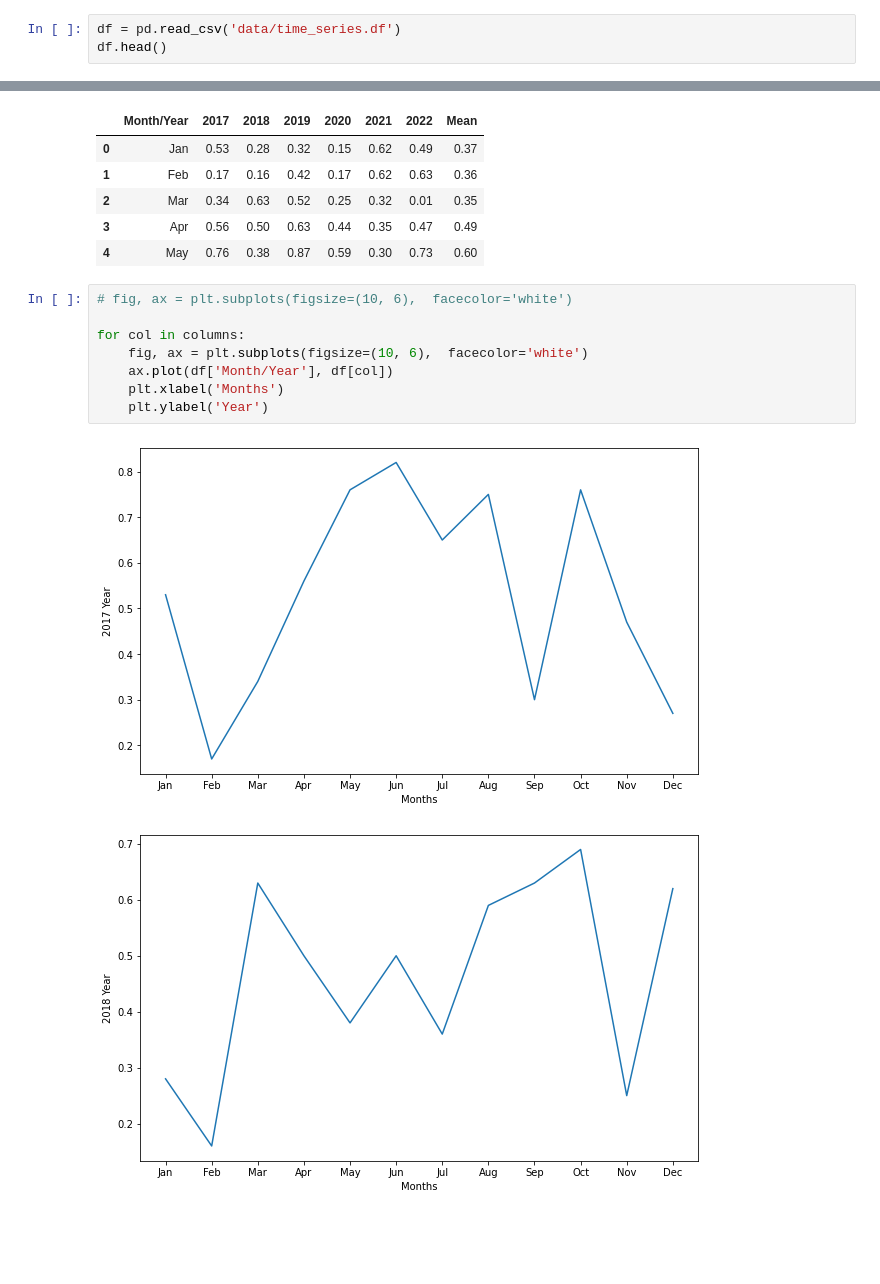
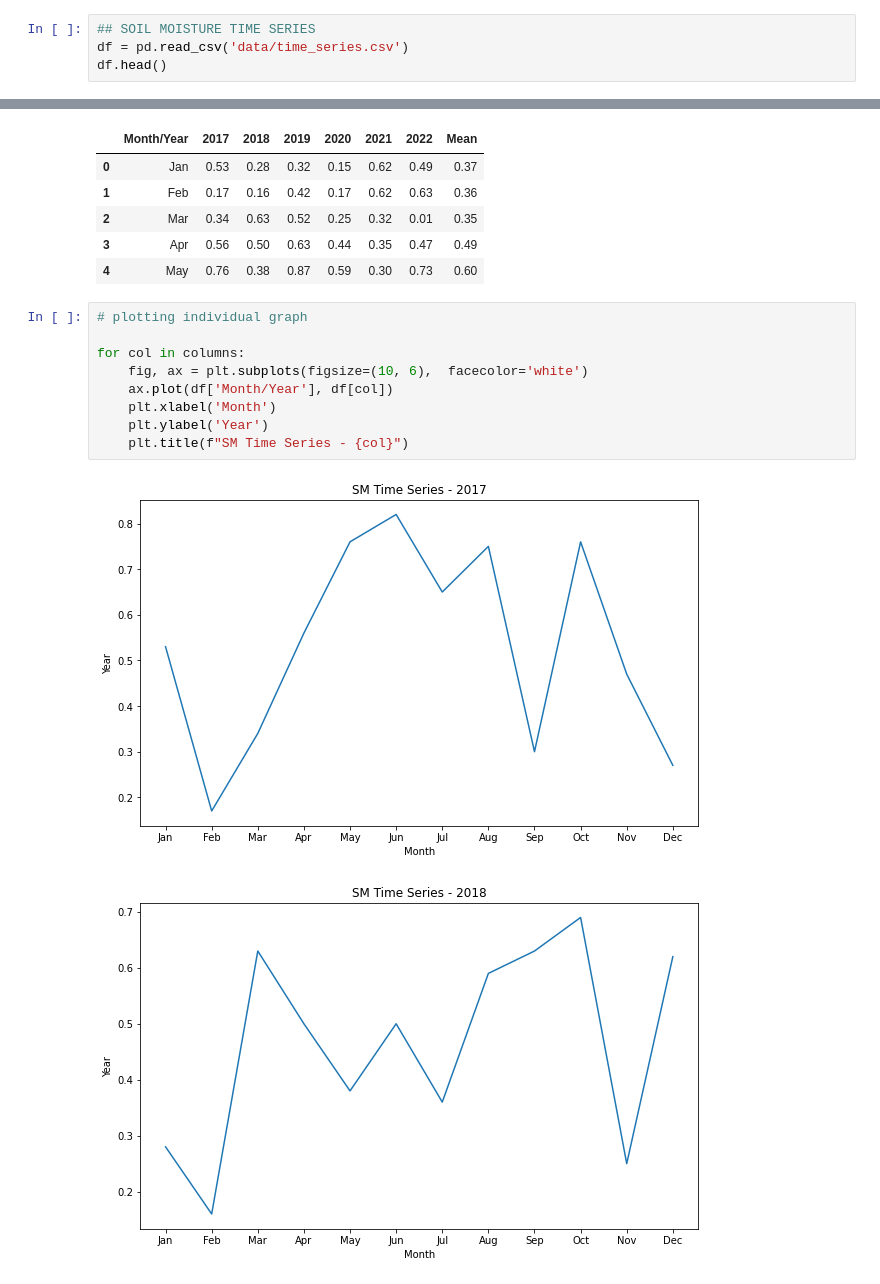
Before and after one commit to jagadeeshreddyr/Data-visualization, a Jupyter notebook: Time-Series.ipynb, the cells around one changed output, grey strips where cells are left out. Cells and saved outputs as stored; diff of their text form; blank space fills up the shorter version.

```diff
--- a/Time-Series.ipynb
+++ b/Time-Series.ipynb
@@ -8,5 +7,6 @@ import pandas as pd
 # %%
-df = pd.read_csv('data/time_series.df')
+## SOIL MOISTURE TIME SERIES
+df = pd.read_csv('data/time_series.csv')
 df.head()
 # %% [output]
 |  | Month/Year | 2017 | 2018 | 2019 | 2020 | 2021 | 2022 | Mean |
@@ -68,13 +68,14 @@ df.head()
 | 3 | Apr | 0.56 | 0.50 | 0.63 | 0.44 | 0.35 | 0.47 | 0.49 |
 | 4 | May | 0.76 | 0.38 | 0.87 | 0.59 | 0.30 | 0.73 | 0.60 |
 # %%
-# fig, ax = plt.subplots(figsize=(10, 6),  facecolor='white')
+# plotting individual graph
 
 for col in columns:
     fig, ax = plt.subplots(figsize=(10, 6),  facecolor='white')
     ax.plot(df['Month/Year'], df[col])
-    plt.xlabel('Months')
+    plt.xlabel('Month')
     plt.ylabel('Year')
+    plt.title(f"SM Time Series - {col}")
 # %% [output]
-[figure, old version]
+[figure, new version]
-[figure, old version]
+[figure, new version]
```
Also changed, not shown: parts of 6 cells of this notebook, 6 other files.
